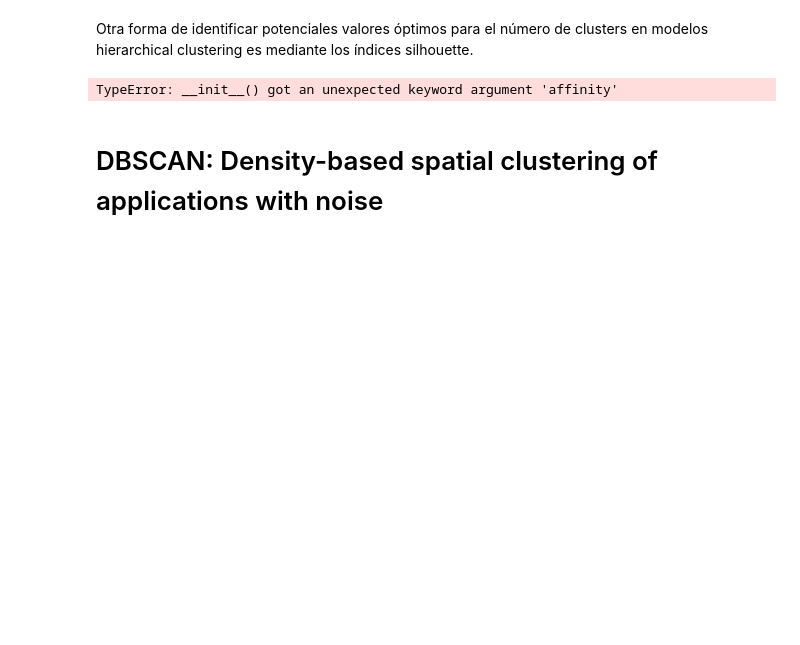
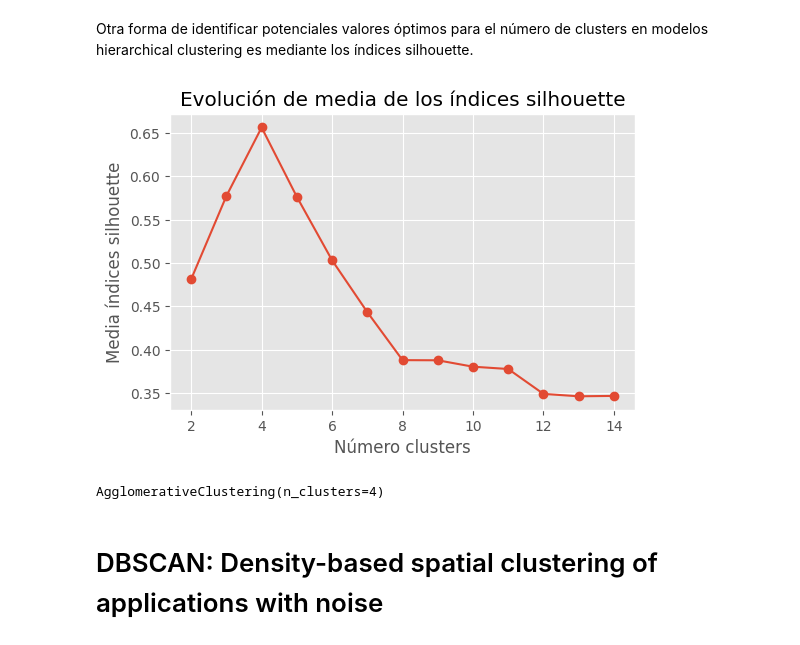
Before and after one commit to GLuis189/Aprendizaje-Automatico, a Jupyter notebook: Tutorial8/T8-Clustering_new.ipynb, the cells around one changed output. Drawn from its saved outputs; the diff is of its cells as text; code cells hidden in the pictures; blank space fills up the shorter version.

```diff
--- a/Tutorial8/T8-Clustering_new.ipynb
+++ b/Tutorial8/T8-Clustering_new.ipynb
@@ -570,36 +570,36 @@ Otra forma de identificar potenciales valores óptimos para el número de cluste
 # %%
 # Método silhouette para identificar el número óptimo de clusters
 # ==============================================================================
 range_n_clusters = range(2, 15)
 valores_medios_silhouette = []
 
 for n_clusters in range_n_clusters:
     modelo = AgglomerativeClustering(
-        affinity   = 'euclidean',
         linkage    = 'ward',
         n_clusters = n_clusters
     )
 
     cluster_labels = modelo.fit_predict(X_scaled)
     silhouette_avg = silhouette_score(X_scaled, cluster_labels)
     valores_medios_silhouette.append(silhouette_avg)
 
 fig, ax = plt.subplots(1, 1, figsize=(6, 3.84))
 ax.plot(range_n_clusters, valores_medios_silhouette, marker='o')
 ax.set_title("Evolución de media de los índices silhouette")
 ax.set_xlabel('Número clusters')
 ax.set_ylabel('Media índices silhouette');
 # %% [output]
-TypeError: __init__() got an unexpected keyword argument 'affinity'
+[figure, added]
 # %%
 # Modelo final
 # ==============================================================================
 modelo_hclust_ward = AgglomerativeClustering(
-    affinity = 'euclidean',
     linkage  = 'ward',
     n_clusters = 4
 )
 modelo_hclust_ward.fit(X=X_scaled)
+# %% [output]
+AgglomerativeClustering(n_clusters=4)
 # %% [markdown]
 # DBSCAN: Density-based spatial clustering of applications with noise
 # %%
```
Also changed, not shown: parts of 4 cells of this notebook.
